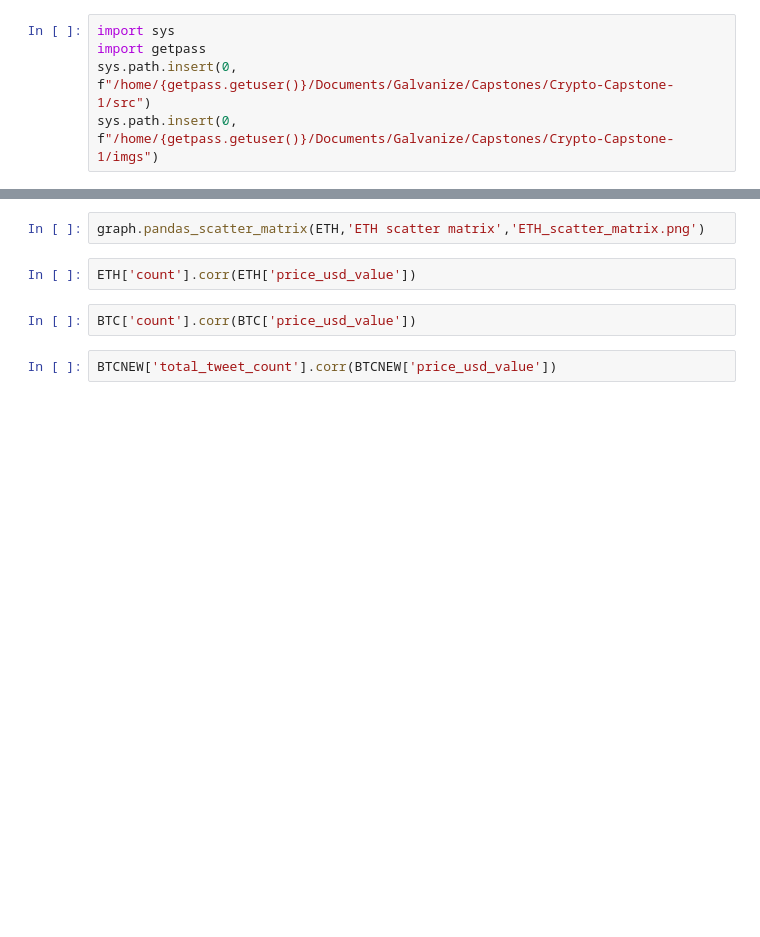
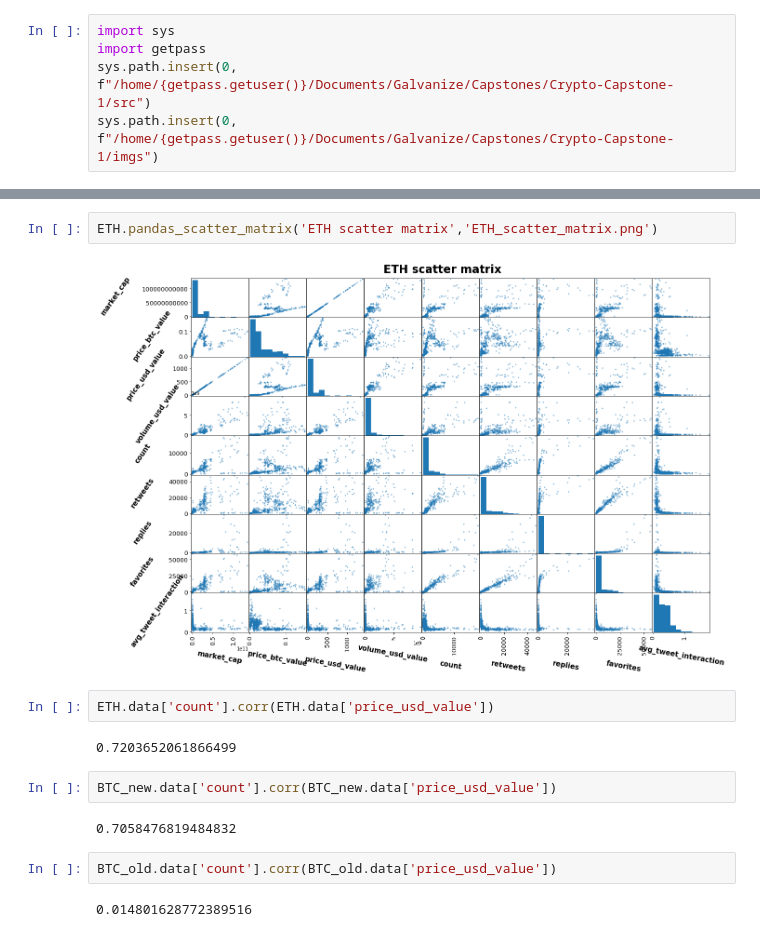
Before and after one commit to ThomasADuffy/Crypto-Capstone-1, a Jupyter notebook: notebooks/graphing_notebook.ipynb, the cells around one changed output, grey strips where cells are left out. Saved outputs shown, nothing was run; the diff lists cells and outputs as text; blank space fills up the shorter version.

Commit message:
test worked out and morphed func into a class for the graphing function

```diff
--- a/notebooks/graphing_notebook.ipynb
+++ b/notebooks/graphing_notebook.ipynb
@@ -60,11 +67,19 @@ graph.pandas_scatter_matrix(BTC_new,'BTC scatter matrix','newBTC_scatter_matrix.
 # %% [output]
 [figure]
 # %%
-graph.pandas_scatter_matrix(ETH,'ETH scatter matrix','ETH_scatter_matrix.png')
+ETH.pandas_scatter_matrix('ETH scatter matrix','ETH_scatter_matrix.png')
+# %% [output]
+[figure, added]
 # %%
-ETH['count'].corr(ETH['price_usd_value'])
+ETH.data['count'].corr(ETH.data['price_usd_value'])
+# %% [output]
+0.7203652061866499
 # %%
-BTC['count'].corr(BTC['price_usd_value'])
+BTC_new.data['count'].corr(BTC_new.data['price_usd_value'])
+# %% [output]
+0.7058476819484832
-# %%
-BTCNEW['total_tweet_count'].corr(BTCNEW['price_usd_value'])
+# %%
+BTC_old.data['count'].corr(BTC_old.data['price_usd_value'])
+# %% [output]
+0.014801628772389516
 # %%
```
Also changed, not shown: parts of 24 cells of this notebook, 3 other files.
